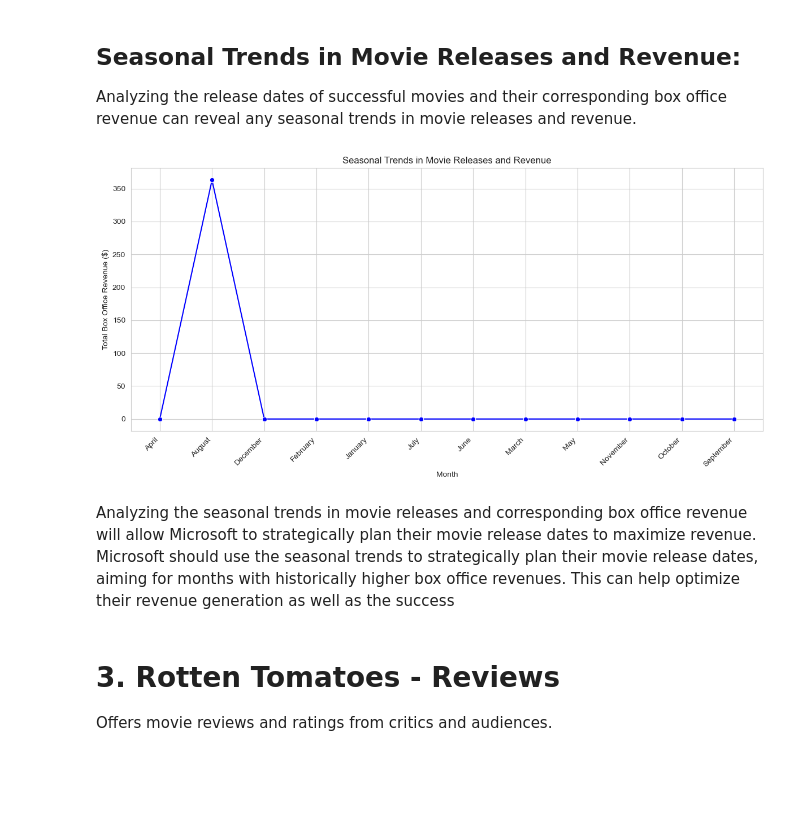
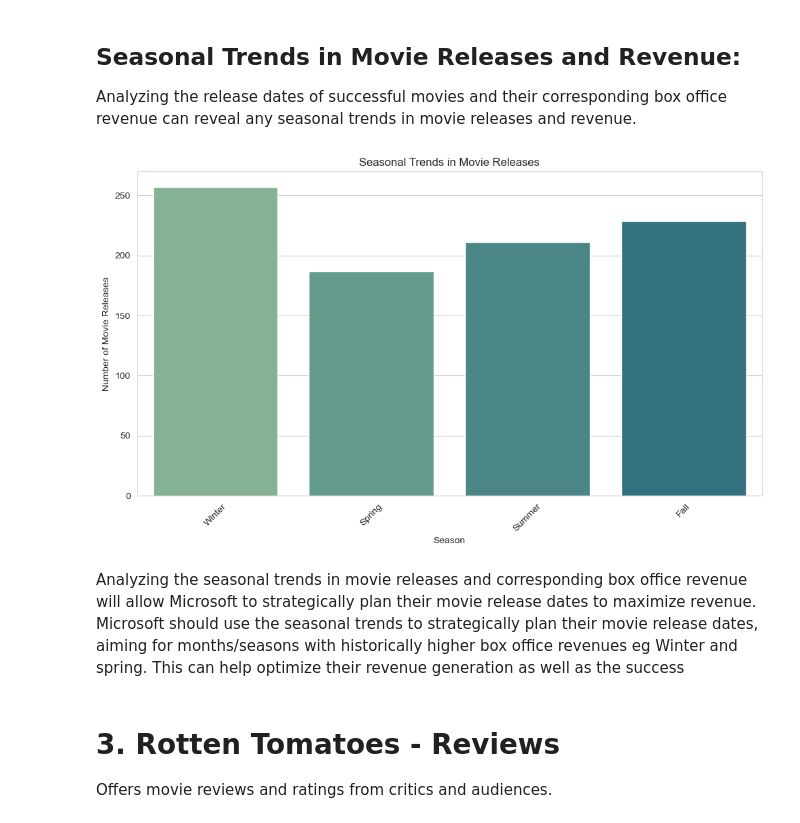
Before and after one commit to geomwangi007/Microsoft-Studio-Project, a Jupyter notebook: student.ipynb, the cells around one changed output. Saved outputs shown, nothing was run; the diff lists cells and outputs as text; code cells hidden in the pictures; blank space fills up the shorter version.

```diff
--- a/student.ipynb
+++ b/student.ipynb
@@ -403,28 +419,38 @@ dtype: int64
 
 Analyzing the release dates of successful movies and their corresponding box office revenue can reveal any seasonal trends in movie releases and revenue.
 # %%
-# Convert theater_date to datetime
+# Converting 'theater_date' to datetime format
 rt_movie_info['theater_date'] = pd.to_datetime(rt_movie_info['theater_date'])
 
-# Extract month from theater_date
-rt_movie_info['month'] = rt_movie_info['theater_date'].dt.month_name()
+# Extracting month from 'theater_date'
+rt_movie_info['release_month'] = rt_movie_info['theater_date'].dt.month
 
-# Calculate total box office revenue by month
-monthly_revenue = rt_movie_info.groupby('month')['box_office'].sum()
+# Extracting season from 'release_month'
+def get_season(month):
+    if month in [12, 1, 2]:
+        return 'Winter'
+    elif month in [3, 4, 5]:
+        return 'Spring'
+    elif month in [6, 7, 8]:
+        return 'Summer'
+    else:
+        return 'Fall'
 
-# Plotting
-plt.figure(figsize=(12, 6))
-sns.lineplot(x=monthly_revenue.index, y=monthly_revenue.values, marker='o', color='blue')
-plt.title('Seasonal Trends in Movie Releases and Revenue')
-plt.xlabel('Month')
-plt.ylabel('Total Box Office Revenue ($)')
-plt.xticks(rotation=45, ha='right')
+rt_movie_info['season'] = rt_movie_info['release_month'].apply(get_season)
+
+plt.figure(figsize=(10, 6))
+sns.countplot(x='season', data=rt_movie_info, order=['Winter', 'Spring', 'Summer', 'Fall'])
+plt.title('Seasonal Trends in Movie Releases')
+plt.xlabel('Season')
+plt.ylabel('Number of Movie Releases')
+plt.xticks(rotation=45)
 plt.tight_layout()
+plt.savefig('Seasonal Trends in Movie Releases.png')
 plt.show()
 # %% [output]
-[figure, old version]
+[figure, new version]
 # %% [markdown]
-Analyzing the seasonal trends in movie releases and corresponding box office revenue will allow Microsoft to strategically plan their movie release dates to maximize revenue. Microsoft should use the seasonal trends to strategically plan their movie release dates, aiming for months with historically higher box office revenues. This can help optimize their revenue generation as well as the success
+Analyzing the seasonal trends in movie releases and corresponding box office revenue will allow Microsoft to strategically plan their movie release dates to maximize revenue. Microsoft should use the seasonal trends to strategically plan their movie release dates, aiming for months/seasons with historically higher box office revenues eg Winter and spring. This can help optimize their revenue generation as well as the success
 # %% [markdown]
 # 3. Rotten Tomatoes - Reviews
 
```
Also changed, not shown: parts of 14 cells of this notebook, 1 other file.
